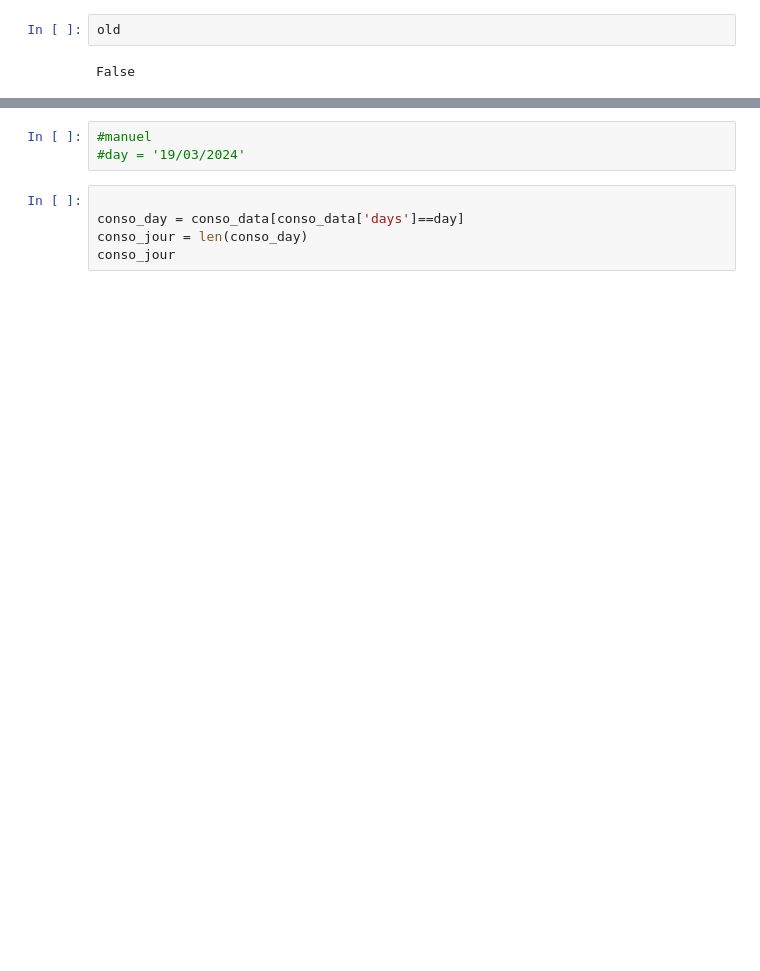
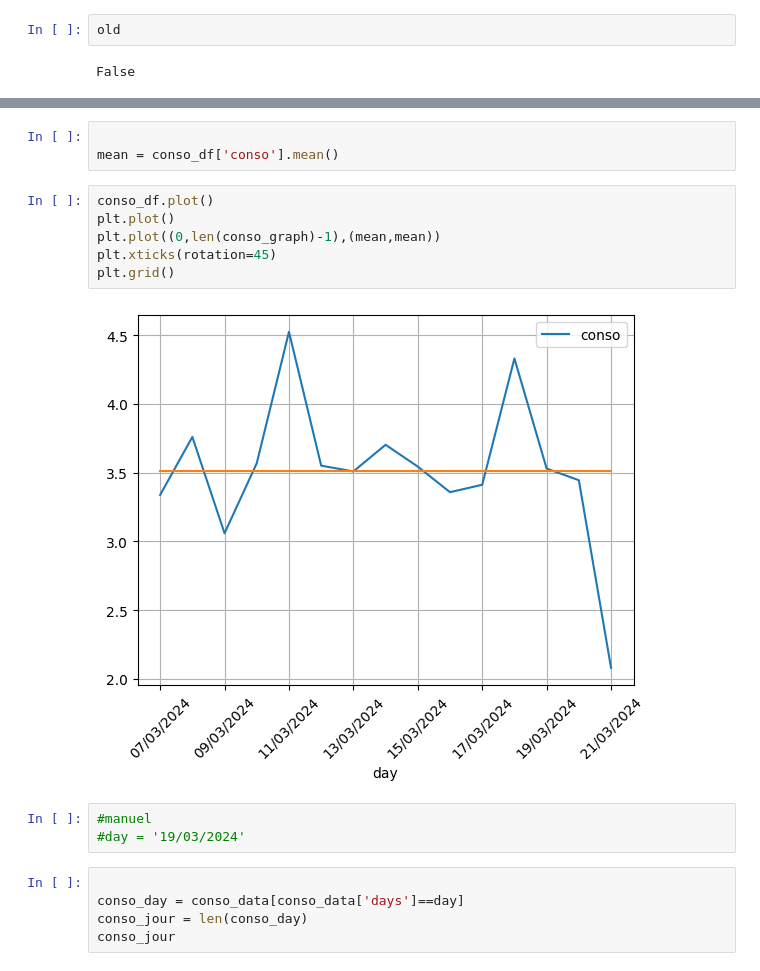
Before and after one commit to jdavid54/jupyter_notebooks, a Jupyter notebook: conso_kwh.ipynb, the cells around one changed output, grey strips where cells are left out. Saved outputs shown, nothing was run; the diff lists cells and outputs as text; blank space fills up the shorter version.

```diff
--- a/conso_kwh.ipynb
+++ b/conso_kwh.ipynb
@@ -247,3 +259,14 @@ plt.grid()
+# %%
+
+mean = conso_df['conso'].mean()
+# %%
+conso_df.plot()
+plt.plot()
+plt.plot((0,len(conso_graph)-1),(mean,mean))
+plt.xticks(rotation=45)
+plt.grid()
+# %% [output]
+[figure, added]
 # %%
 #manuel
 #day = '19/03/2024'
```
Also changed, not shown: parts of 41 cells of this notebook, 3 other files.
